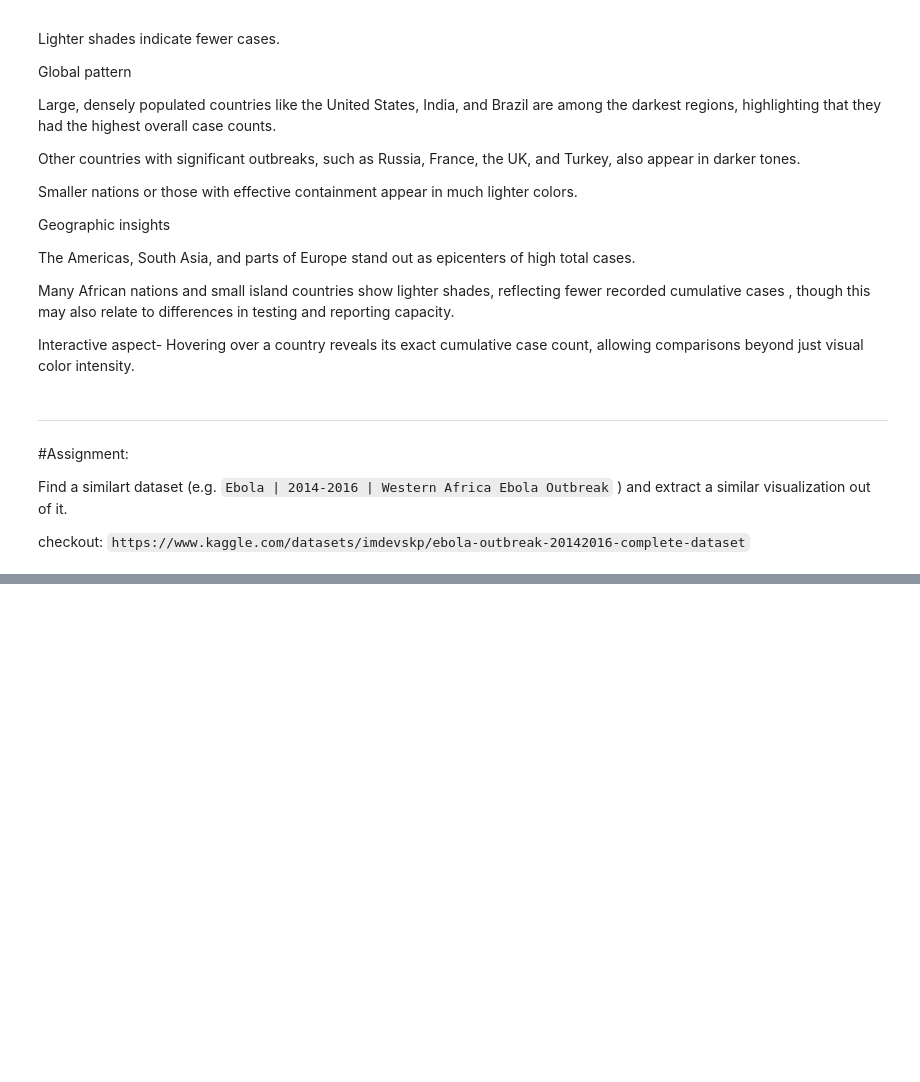
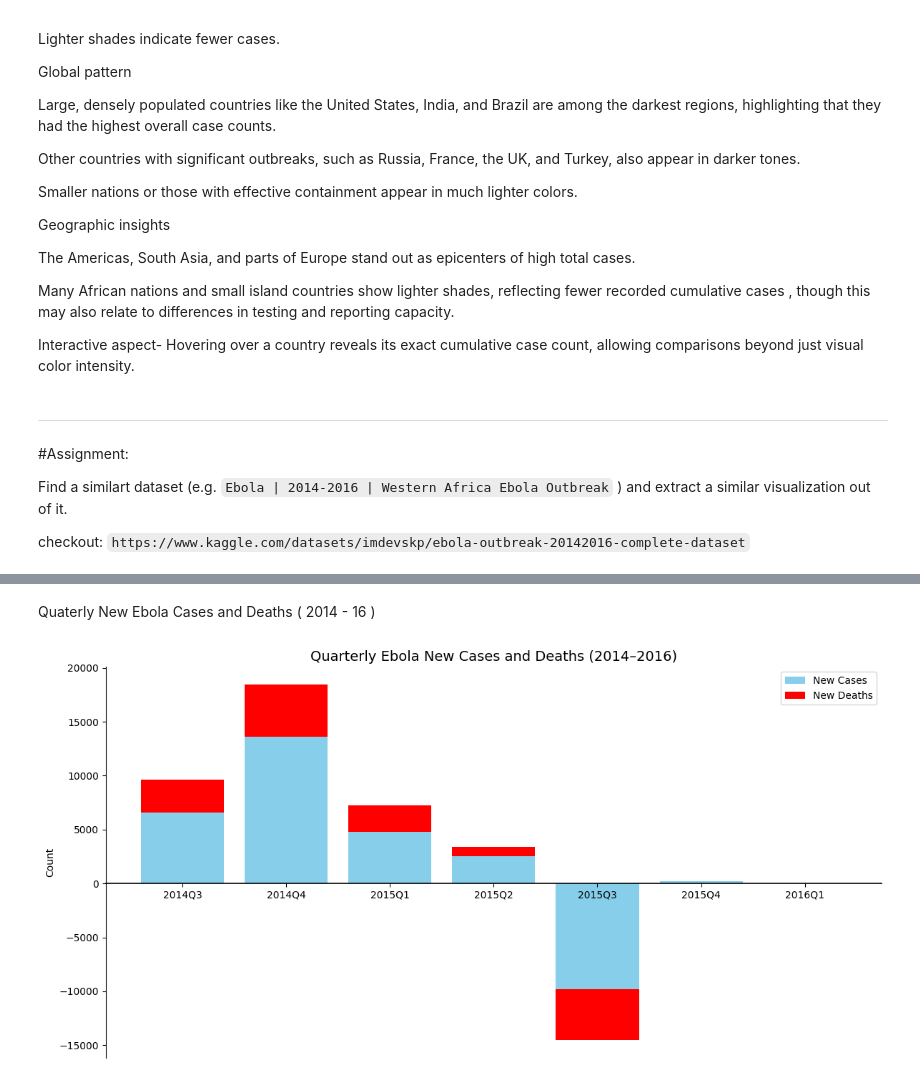
Before and after one commit to sapcode2028/Visualizing-COVID-19-Pandemic-Data, a Jupyter notebook: notebook_1_covid19_TS/Visualizing_Time_Series_Dataset_COVID_19_Data_V2.ipynb, the cells around one changed output, grey strips where cells are left out. Drawn from its saved outputs; the diff is of its cells as text; code cells hidden in the pictures; blank space fills up the shorter version.

```diff
--- a/notebook_1_covid19_TS/Visualizing_Time_Series_Dataset_COVID_19_Data_V2.ipynb
+++ b/notebook_1_covid19_TS/Visualizing_Time_Series_Dataset_COVID_19_Data_V2.ipynb
@@ -709,0 +895,57 @@ checkout:  `https://www.kaggle.com/datasets/imdevskp/ebola-outbreak-20142016-com
+# %% [markdown]
+Quaterly New Ebola Cases and Deaths ( 2014 - 16 )
+# %%
+import pandas as pd
+import matplotlib.pyplot as plt
+
+# Loading dataset
+file_id = "1hf-UA5kAmqCDW8GPfCkgIuK6FZuaAv3W"
+url = f"https://drive.google.com/uc?export=download&id={file_id}"
+
+df_ebola = pd.read_csv(url)
+
+# Preprocessing
+df_ebola.columns = ["Country", "Date", "Cumulative_cases", "Cumulative_deaths"]
+df_ebola["Date"] = pd.to_datetime(df_ebola["Date"], errors="coerce")
+
+# Sorting
+df_ebola = df_ebola.sort_values(["Country", "Date"])
+
+# Computing daily new cases & deaths
+df_ebola["New_cases"] = df_ebola.groupby("Country")["Cumulative_cases"].diff().fillna(df_ebola["Cumulative_cases"])
+df_ebola["New_deaths"] = df_ebola.groupby("Country")["Cumulative_deaths"].diff().fillna(df_ebola["Cumulative_deaths"])
+
+# Aggregating by quarter (global)
+df_ebola["Quarter"] = df_ebola["Date"].dt.to_period("Q")
+df_quarterly = df_ebola.groupby("Quarter", as_index=False)[["New_cases", "New_deaths"]].sum()
+
+# Visualization: Stacked Bar
+fig, ax = plt.subplots(figsize=(12,6))
+
+ax.bar(df_quarterly["Quarter"].astype(str),
+       df_quarterly["New_cases"],
+       label="New Cases",
+       color="skyblue")
+
+ax.bar(df_quarterly["Quarter"].astype(str),
+       df_quarterly["New_deaths"],
+       bottom=df_quarterly["New_cases"],
+       label="New Deaths",
+       color="red")
+
+ax.set_title("Quarterly Ebola New Cases and Deaths (2014–2016)", fontsize=14)
+ax.set_ylabel("Count")
+ax.legend()
+plt.xticks(rotation=45)
+
+ax.spines['bottom'].set_position(('data', 0))
+ax.spines['bottom'].set_linewidth(1.2)
+ax.spines['bottom'].set_color("black")
+
+ax.spines['top'].set_visible(False)
+ax.spines['right'].set_visible(False)
+
+plt.tight_layout()
+plt.show()
+# %% [output]
+[figure, added]
```
Also changed, not shown: parts of 29 cells of this notebook.
